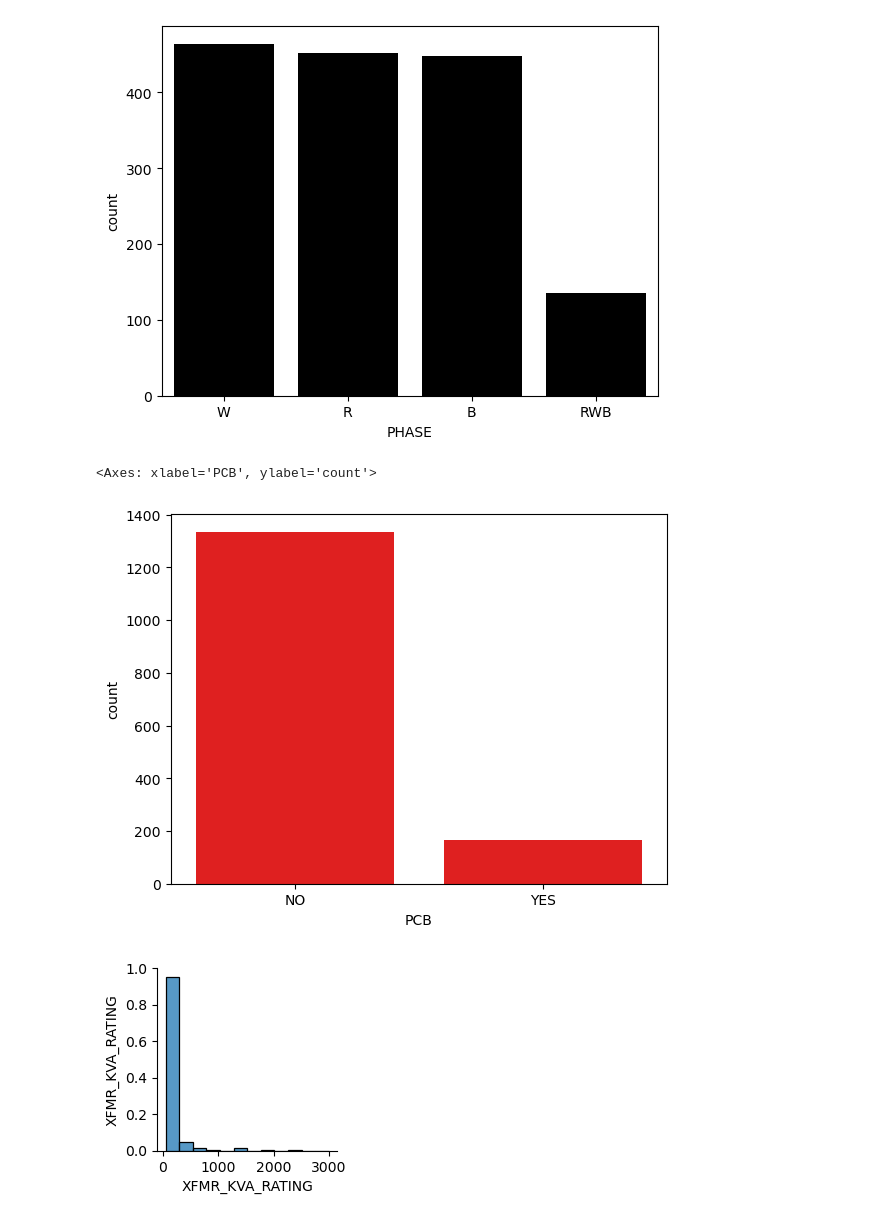
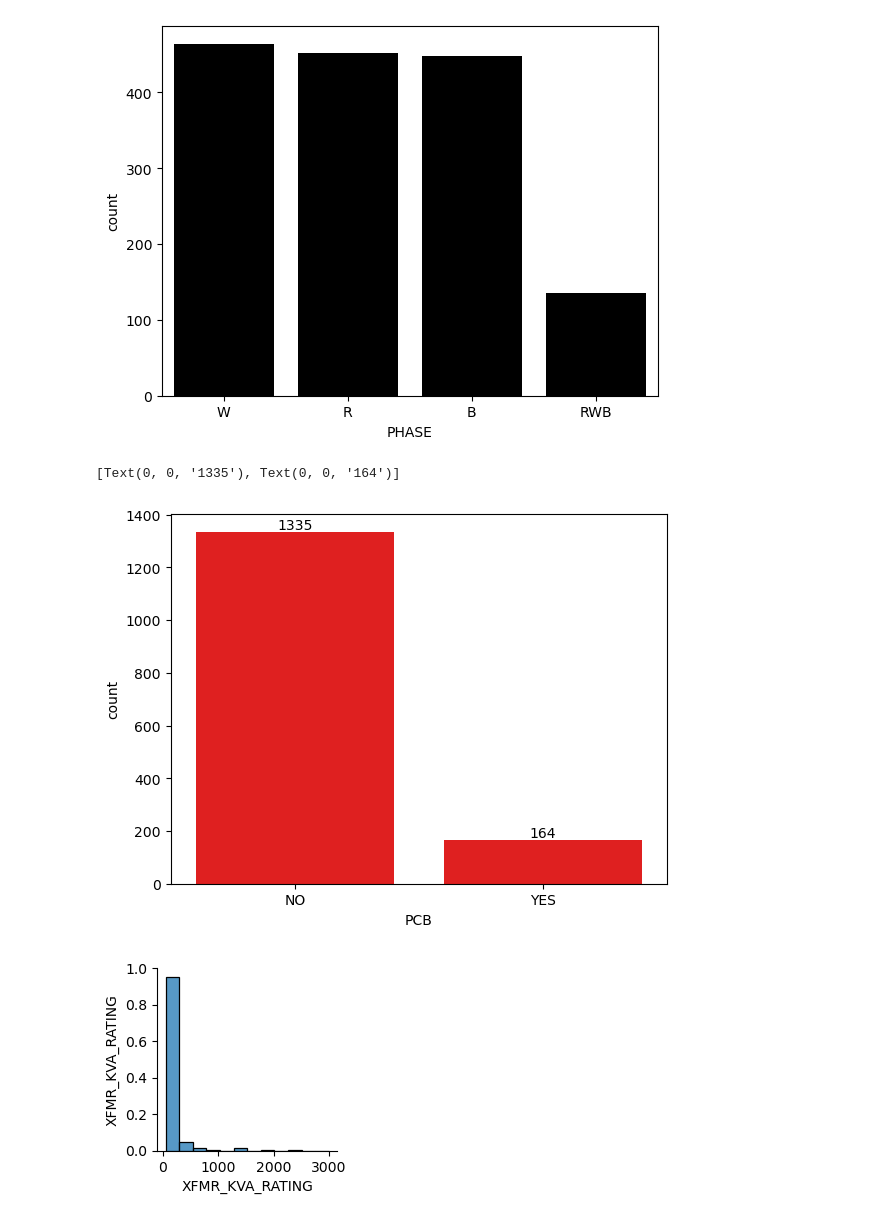
Before and after one commit to karan271/Electric-Transformers-Overload, a Jupyter notebook: TX_data.ipynb, the cells around one changed output. Saved outputs shown, nothing was run; the diff lists cells and outputs as text; code cells hidden in the pictures.

```diff
--- a/TX_data.ipynb
+++ b/TX_data.ipynb
@@ -134,10 +134,14 @@ sns.countplot(data=df, x = "PHASE", color="black")
 <Axes: xlabel='PHASE', ylabel='count'>
 [figure]
 # %%
-sns.countplot(data=df, x = "PCB", color="red")
+ax = sns.countplot(data=df, x = "PCB", color="red")
+
+abs_values = df['PCB'].value_counts(ascending=False).values
+
+ax.bar_label(container=ax.containers[0], labels=abs_values)
 # %% [output]
-<Axes: xlabel='PCB', ylabel='count'>
+[Text(0, 0, '1335'), Text(0, 0, '164')]
-[figure, old version]
+[figure, new version]
 # %%
 columns_to_plot = ['XFMR_KVA_RATING', 'YEAR']
 sns.pairplot(df[columns_to_plot])
```
Also changed, not shown: parts of 17 cells of this notebook, 5 other files.
